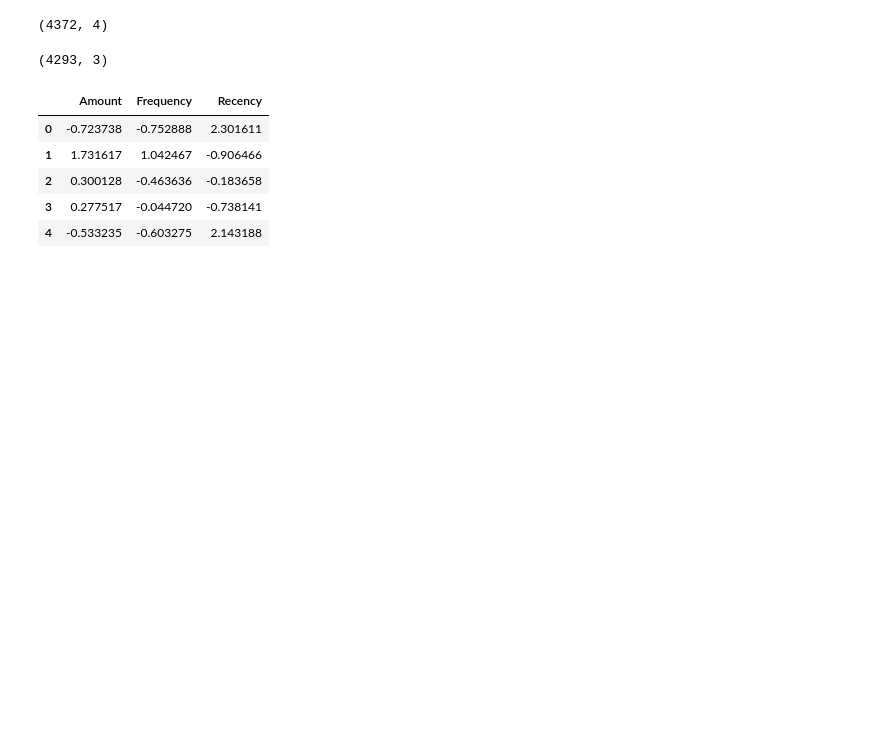
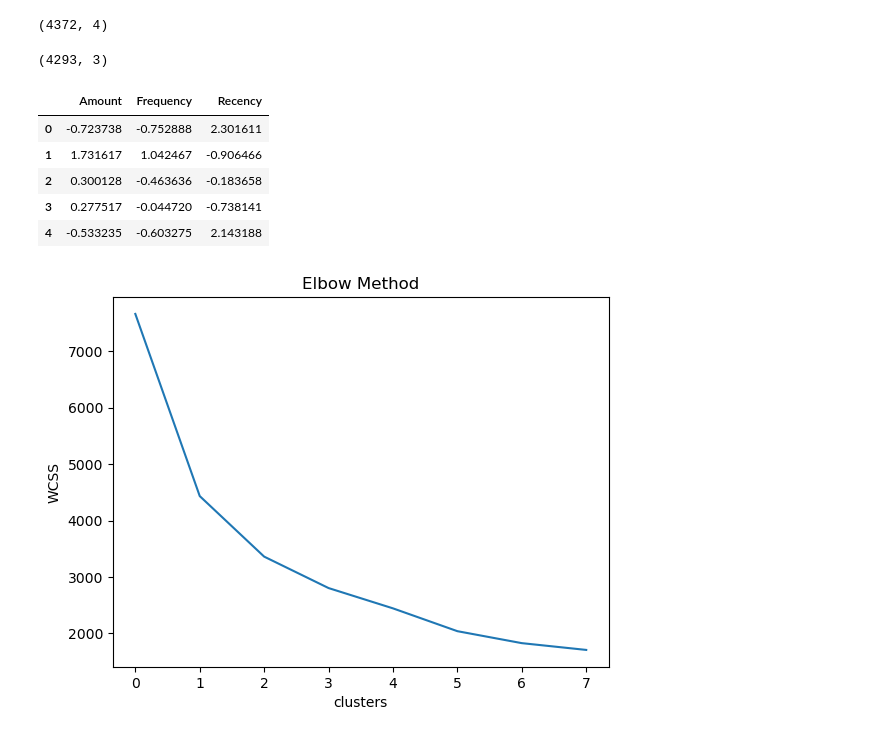
Before and after one commit to shekharHimanshuBang/ML_Cluster, a Jupyter notebook: CustomerSegmentation.ipynb, the cells around one changed output. Saved outputs shown, nothing was run; the diff lists cells and outputs as text; code cells hidden in the pictures; blank space fills up the shorter version.

Commit message:
Implementation k-means clustering

```diff
--- a/CustomerSegmentation.ipynb
+++ b/CustomerSegmentation.ipynb
@@ -129,5 +129,3 @@ grouped_df.head()
-# %%
-grouped_df.drop(['Frequency_x','_merge','Frequency_y'],axis=1,inplace=True)
 # %%
 grouped_df.head()
 # %% [output]
@@ -258,3 +256,18 @@ rfm_scaled.head()
 | 2 | 0.300128 | -0.463636 | -0.183658 |
 | 3 | 0.277517 | -0.044720 | -0.738141 |
 | 4 | -0.533235 | -0.603275 | 2.143188 |
+# %%
+WCSS=[]
+no_clusters=[2,3,4,5,6,7,8,9]
+for i in no_clusters:
+    kmeans=KMeans(n_clusters=i,max_iter=50,init='k-means++',random_state=50)
+    kmeans.fit(rfm_scaled)
+    WCSS.append(kmeans.inertia_)
+# %%
+plt.plot(WCSS)
+plt.title('Elbow Method')
+plt.xlabel('clusters')
+plt.ylabel('WCSS')
+plt.show()
+# %% [output]
+[figure, added]
```
Also changed, not shown: parts of 12 cells of this notebook.
